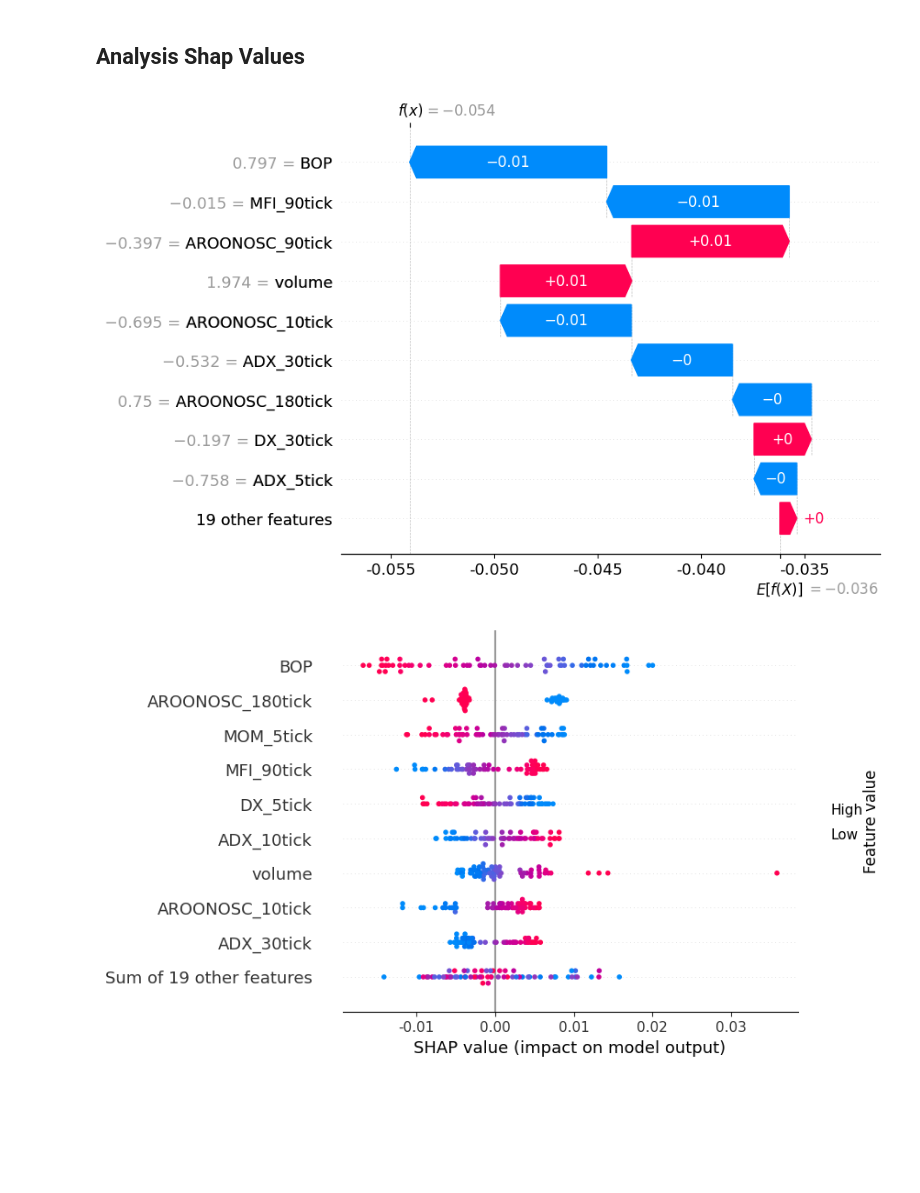
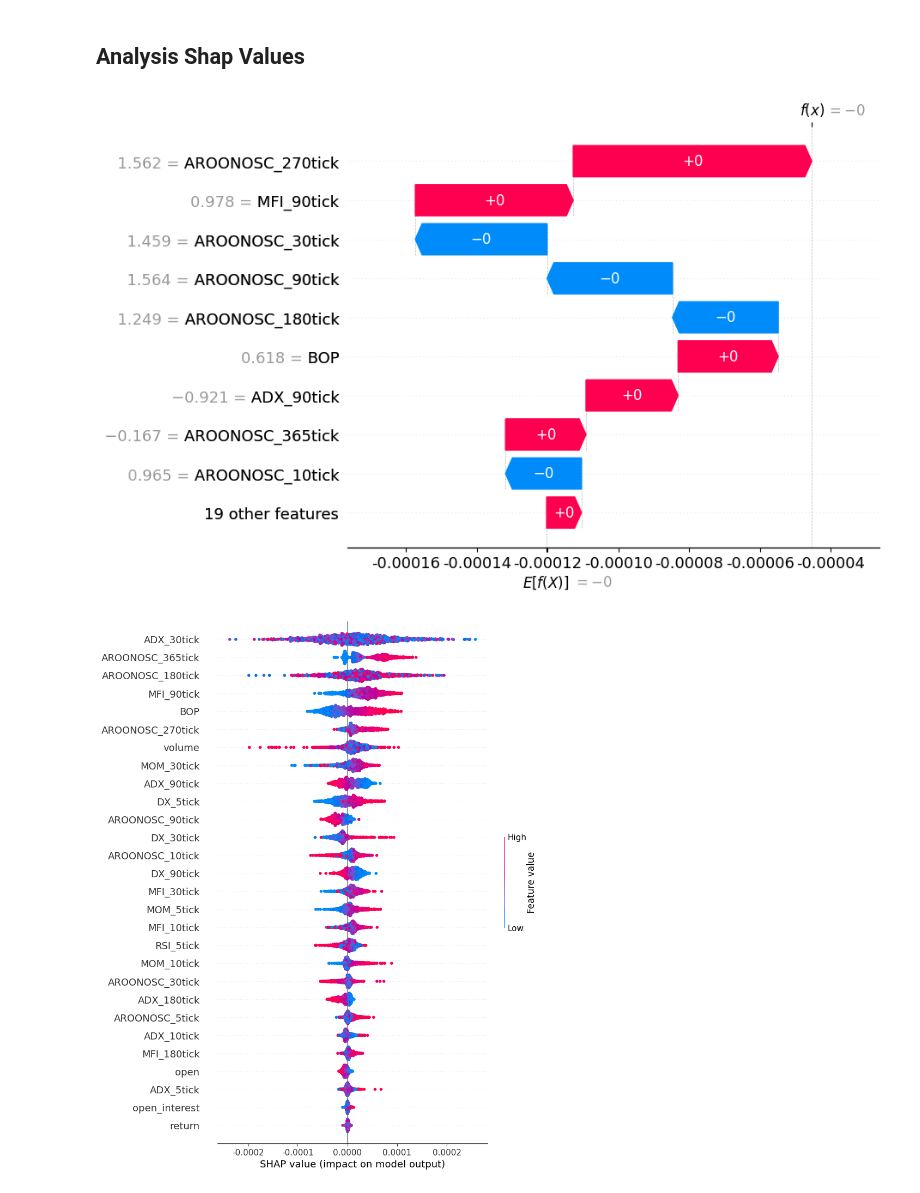
Before and after one commit to AlongZG/XFinAI, a Jupyter notebook: explainable_algorithm/SHAP.ipynb, the cells around one changed output. Saved outputs shown, nothing was run; the diff lists cells and outputs as text; code cells hidden in the pictures; blank space fills up the shorter version.

```diff
--- a/explainable_algorithm/SHAP.ipynb
+++ b/explainable_algorithm/SHAP.ipynb
@@ -24,13 +24,13 @@ explain_data_random_batch = joblib.load('./shap_values/IC_EncoderGRU_AttnDecoder
 explainer = joblib.load('./shap_values/IC_EncoderGRU_AttnDecoderGRU_explainer.pkl')
 # %%
 plt.figure(figsize=[6,4], dpi=100)
-shap.plots.waterfall(shap_values[10], max_display=10)
+shap.plots.waterfall(shap_values[473], max_display=10)
 # %% [output]
-[figure, old version]
+[figure, new version]
 # %%
 plt.figure(figsize=[6,4], dpi=100)
-shap.plots.beeswarm(shap_values, max_display=10)
+shap.plots.beeswarm(shap_values, max_display=30)
 # %% [output]
-[figure, old version]
+[figure, new version]
 # %%
 plt.figure(figsize=[6,4], dpi=100)
```
Also changed, not shown: parts of 2 cells of this notebook, 10 other files.
